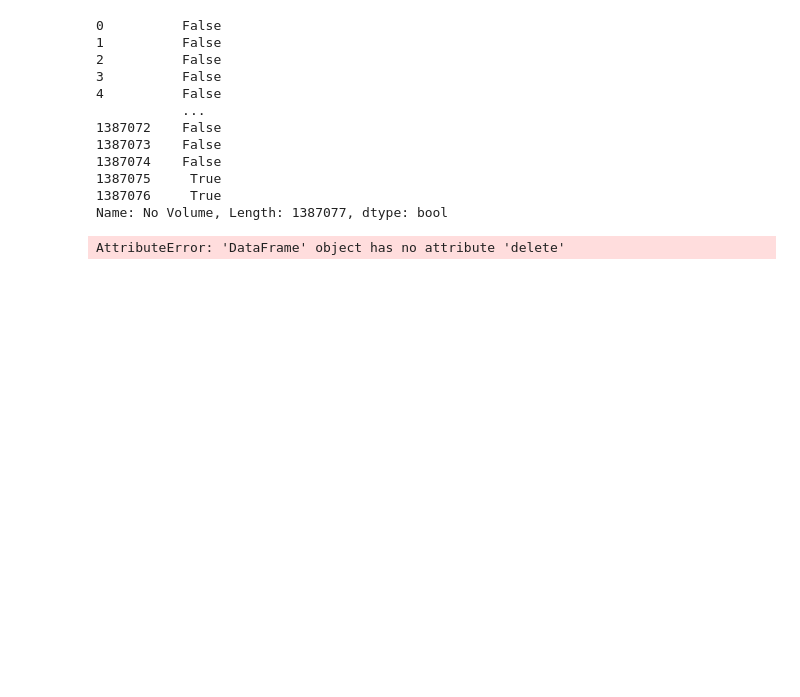
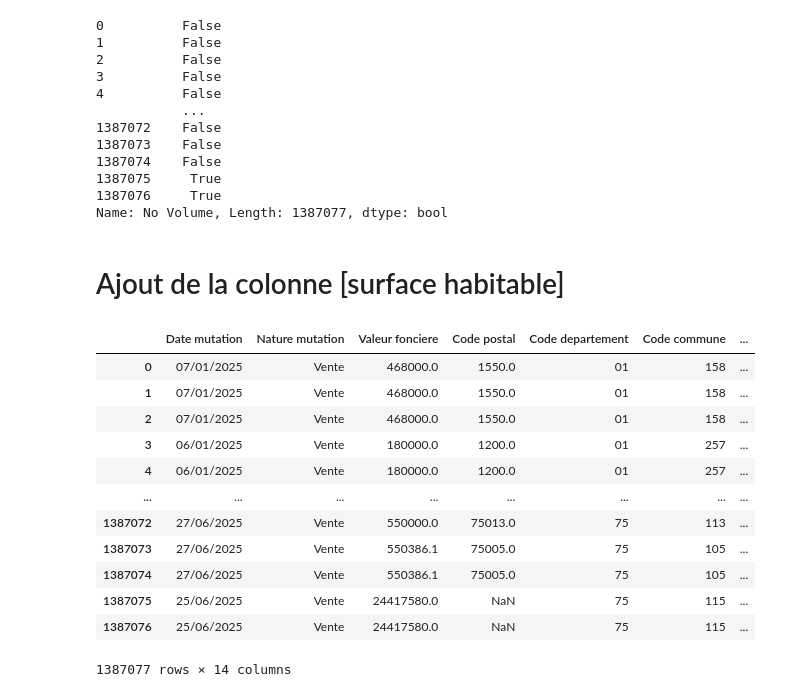
Before and after one commit to VestiC1/Projet-immo, a Jupyter notebook: notebooks/analysesds.ipynb, the cells around one changed output. Drawn from its saved outputs; the diff is of its cells as text; code cells hidden in the pictures; blank space fills up the shorter version.

```diff
--- a/notebooks/analysesds.ipynb
+++ b/notebooks/analysesds.ipynb
@@ -148,7 +168,22 @@ df['No Volume'].notnull()
 1387075     True
 1387076     True
 Name: No Volume, Length: 1387077, dtype: bool
-# %%
-df = df.drop(['colonne1', 'colonne2'], axis=1)
-# %% [output]
-AttributeError: 'DataFrame' object has no attribute 'delete'
+# %% [markdown]
+# Ajout de la colonne [surface habitable]
+# %%
+df_new = df[['Date mutation', 'Nature mutation', 'Valeur fonciere', 'Code postal', 'Code departement', 'Code commune', 'Surface Carrez du 1er lot', 'Surface Carrez du 2eme lot', 'Surface Carrez du 3eme lot', 'Surface Carrez du 4eme lot', 'Surface Carrez du 5eme lot', 'Nombre pieces principales', 'Surface reelle bati', 'Surface terrain']]
+df_new
+# %% [output]
+|  | Date mutation | Nature mutation | Valeur fonciere | Code postal | Code departement | Code commune | ... |
+| 0 | 07/01/2025 | Vente | 468000.0 | 1550.0 | 01 | 158 | ... |
+| 1 | 07/01/2025 | Vente | 468000.0 | 1550.0 | 01 | 158 | ... |
+| 2 | 07/01/2025 | Vente | 468000.0 | 1550.0 | 01 | 158 | ... |
+| 3 | 06/01/2025 | Vente | 180000.0 | 1200.0 | 01 | 257 | ... |
+| 4 | 06/01/2025 | Vente | 180000.0 | 1200.0 | 01 | 257 | ... |
+| ... | ... | ... | ... | ... | ... | ... | ... |
+| 1387072 | 27/06/2025 | Vente | 550000.0 | 75013.0 | 75 | 113 | ... |
+| 1387073 | 27/06/2025 | Vente | 550386.1 | 75005.0 | 75 | 105 | ... |
+| 1387074 | 27/06/2025 | Vente | 550386.1 | 75005.0 | 75 | 105 | ... |
+| 1387075 | 25/06/2025 | Vente | 24417580.0 | NaN | 75 | 115 | ... |
+| 1387076 | 25/06/2025 | Vente | 24417580.0 | NaN | 75 | 115 | ... |
+1387077 rows × 14 columns
```
Also changed, not shown: parts of 3 cells of this notebook.
